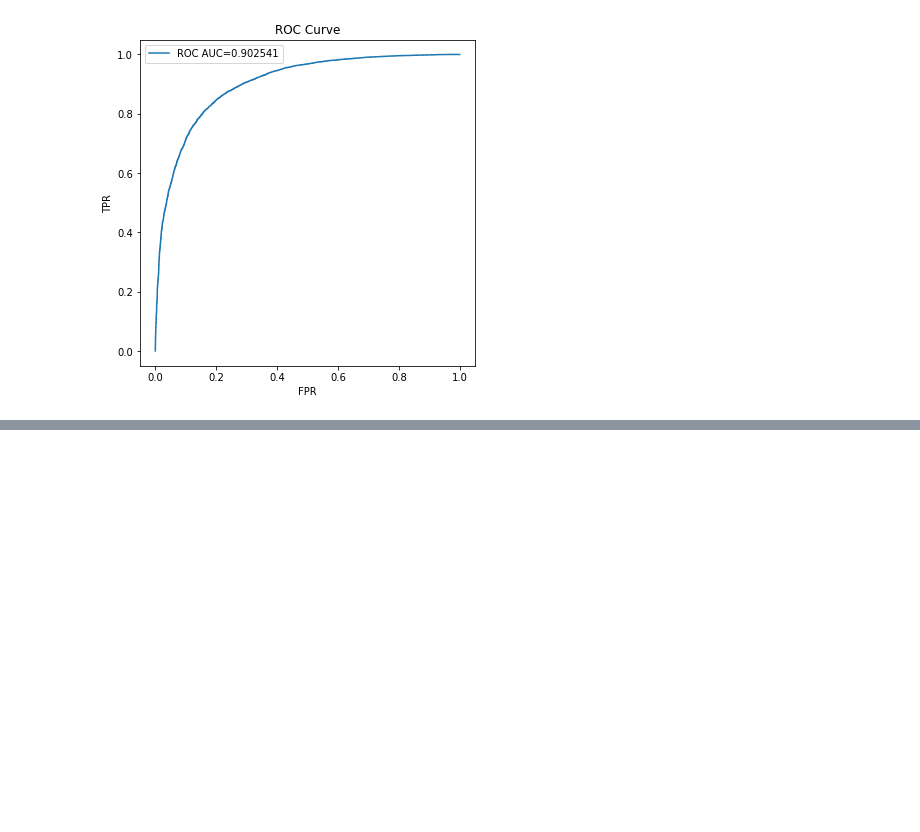
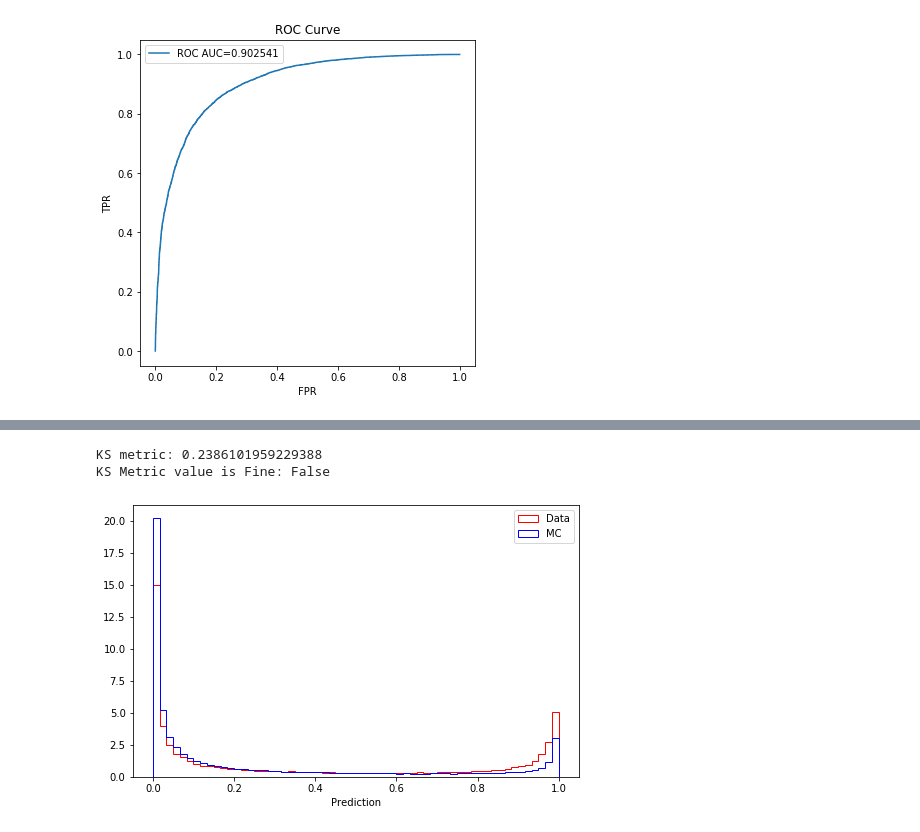
Before and after one commit to itsayushthada/Particle-Physics-Experiments, a Jupyter notebook: Rare-Decays/Notebook.ipynb, the cells around one changed output, grey strips where cells are left out. Saved outputs shown, nothing was run; the diff lists cells and outputs as text; code cells hidden in the pictures; blank space fills up the shorter version.

```diff
--- a/Rare-Decays/Notebook.ipynb
+++ b/Rare-Decays/Notebook.ipynb
@@ -455,0 +514,6 @@ plot_metrics(valid['signal'], y_pred)
+# %%
+model.fit(x = [obj_SC.transform(train[variables])],
+          y = [train["signal"], obj_SC_mass.transform([train["mass"]])[0]],
+          batch_size = 5000,
+          epochs = 100,
+          validation_split = 0.1)
@@ -455,0 +539,43 @@ plot_metrics(valid['signal'], y_pred)
+# %%
+def get_prob(low, high, df, method = "direct"):
+    prediction, temp =  model.predict(obj_SC.transform(df[variables]))
+    if method == "indirect":
+        temp = obj_SC_mass.inverse_transform(temp)
+        plt.hist(temp, bins=50)
+        plt.show()
+        res_idx = np.logical_and(temp > low , temp < high)[:,0]
+        probs = np.zeros((df.shape[0]))
+        probs[res_idx] = 1
+        return probs
+    elif method == "direct":
+        return prediction
+    else:
+        temp = obj_SC_mass.inverse_transform(temp)
+        res_idx = np.logical_and(temp > low , temp < high)[:,0]
+        probs = np.zeros((df.shape[0]))
+        probs[res_idx] = 1
+        return (probs + prediction)/2
+# %%
+low = 1640
+high = 2000
+mtd = "direct"
+# %%
+agreement_probs_mass = get_prob(low, high, df_agreement, mtd)
+# %%
+ks_noise = compute_ks(
+                        agreement_probs_mass[df_agreement['signal'].values == 0],
+                        agreement_probs_mass[df_agreement['signal'].values == 1],
+                        df_agreement[df_agreement['signal'] == 0]['weight'].values,
+                        df_agreement[df_agreement['signal'] == 1]['weight'].values)
+
+print ('KS metric:', ks_noise)
+print("KS Metric value is Fine:", ks_noise < 0.09)
+# %% [output]
+KS metric: 0.2386101959229388
+KS Metric value is Fine: False
+# %%
+plt.rcParams["figure.figsize"] = 8, 5
+
+plot_ks(df_agreement, agreement_probs_mass)
+# %% [output]
+[figure, added]
```
Also changed, not shown: parts of 27 cells of this notebook.
